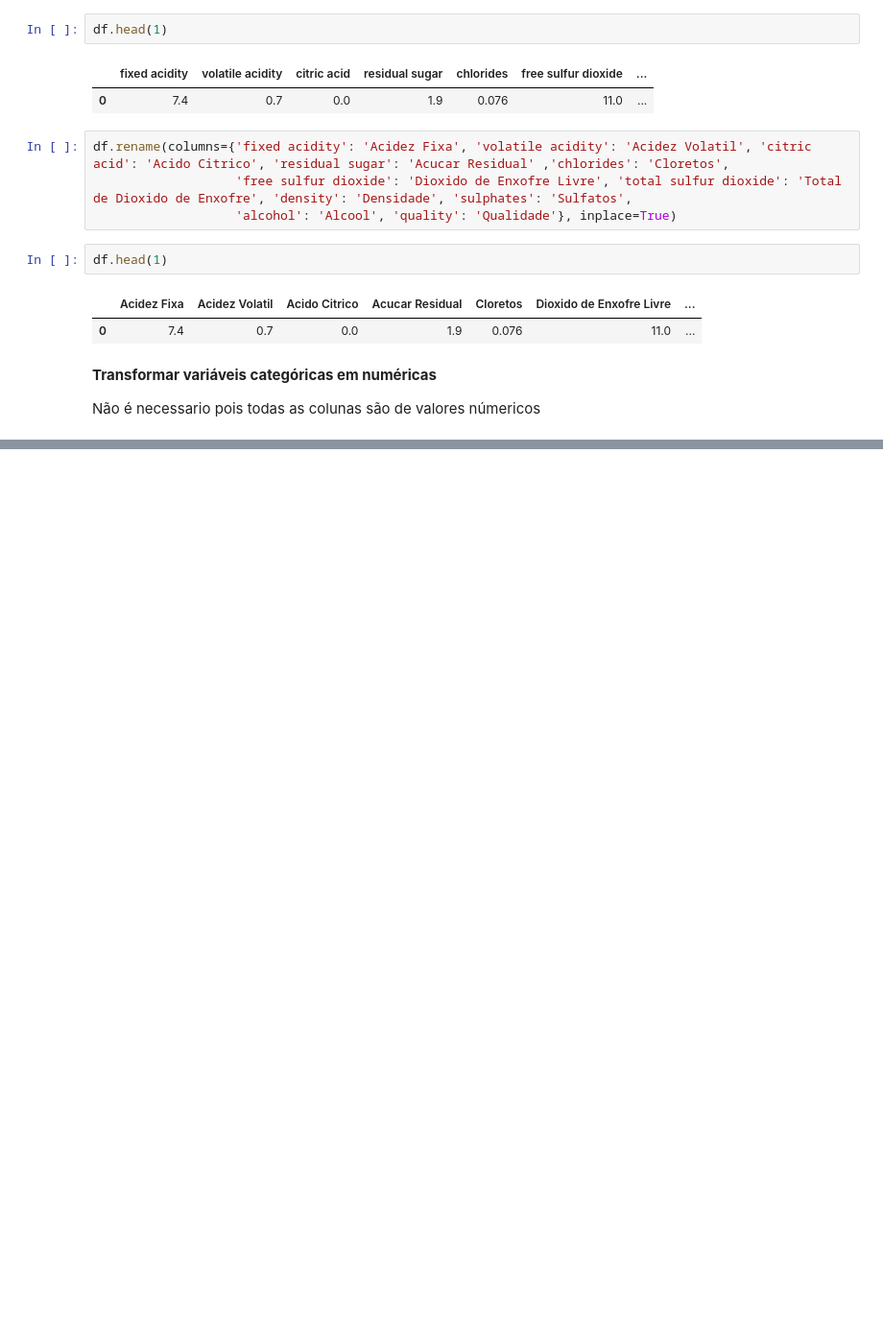
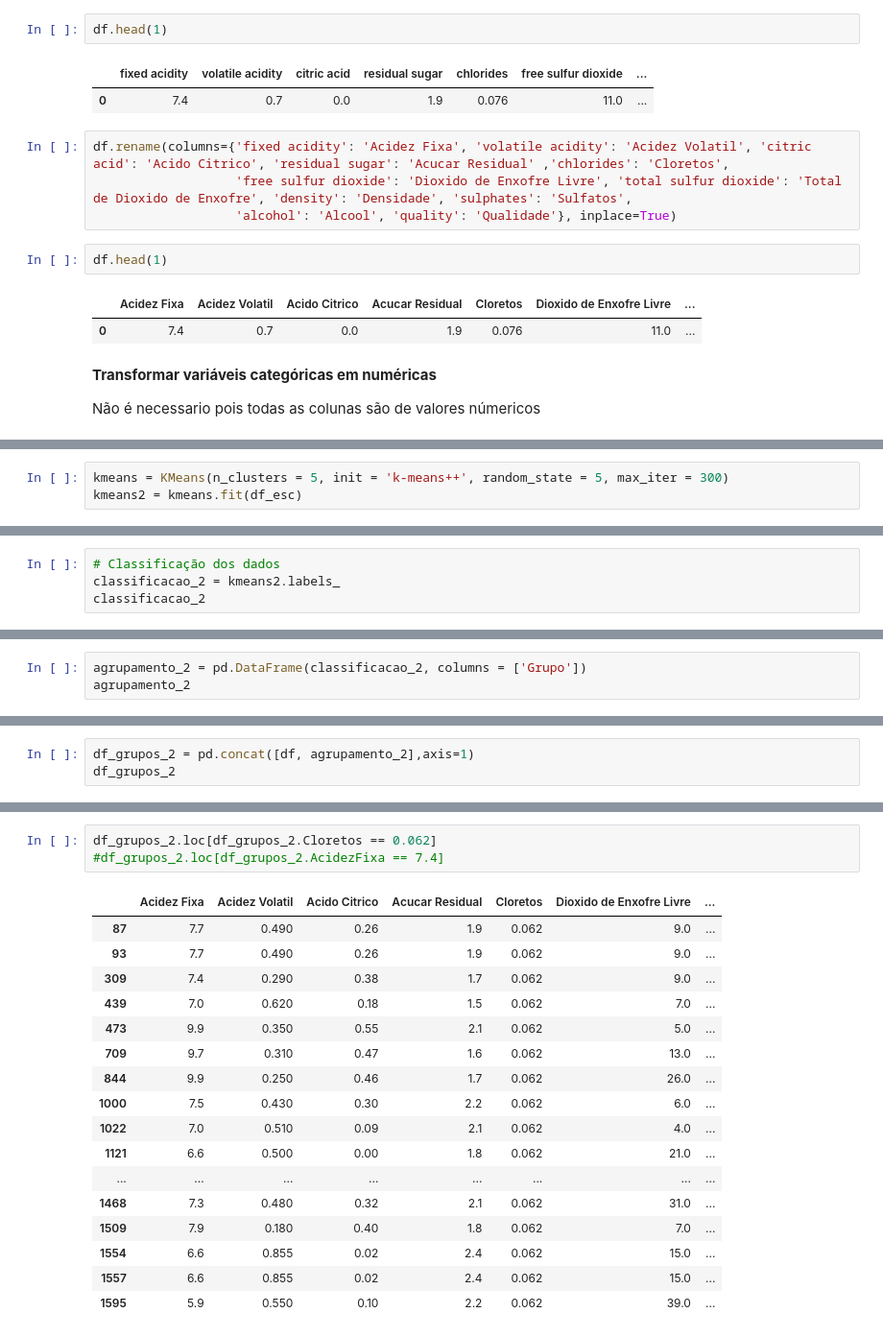
Before and after one commit to gabriel-ferraro/genderRecognitionPrediction, a Jupyter notebook: Trabalho_Wine_Aprendizado_Não_Supervisionado_.ipynb, the cells around one changed output, grey strips where cells are left out. Shown at 96% size. Cells and saved outputs as stored; diff of their text form; blank space fills up the shorter version.

```diff
--- a/Trabalho_Wine_Aprendizado_Não_Supervisionado_.ipynb
+++ b/Trabalho_Wine_Aprendizado_Não_Supervisionado_.ipynb
@@ -74,0 +315,3 @@ Não é necessario pois todas as colunas são de valores númericos
+# %%
+kmeans = KMeans(n_clusters = 5, init = 'k-means++', random_state = 5, max_iter = 300)
+kmeans2 = kmeans.fit(df_esc)
@@ -74,0 +338,4 @@ Não é necessario pois todas as colunas são de valores númericos
+# %%
+# Classificação dos dados
+classificacao_2 = kmeans2.labels_
+classificacao_2
@@ -74,0 +344,3 @@ Não é necessario pois todas as colunas são de valores númericos
+# %%
+agrupamento_2 = pd.DataFrame(classificacao_2, columns = ['Grupo'])
+agrupamento_2
@@ -74,0 +361,3 @@ Não é necessario pois todas as colunas são de valores númericos
+# %%
+df_grupos_2 = pd.concat([df, agrupamento_2],axis=1)
+df_grupos_2
@@ -74,0 +395,21 @@ Não é necessario pois todas as colunas são de valores númericos
+# %%
+df_grupos_2.loc[df_grupos_2.Cloretos == 0.062]
+#df_grupos_2.loc[df_grupos_2.AcidezFixa == 7.4]
+# %% [output]
+|  | Acidez Fixa | Acidez Volatil | Acido Citrico | Acucar Residual | Cloretos | Dioxido de Enxofre Livre | ... |
+| 87 | 7.7 | 0.490 | 0.26 | 1.9 | 0.062 | 9.0 | ... |
+| 93 | 7.7 | 0.490 | 0.26 | 1.9 | 0.062 | 9.0 | ... |
+| 309 | 7.4 | 0.290 | 0.38 | 1.7 | 0.062 | 9.0 | ... |
+| 439 | 7.0 | 0.620 | 0.18 | 1.5 | 0.062 | 7.0 | ... |
+| 473 | 9.9 | 0.350 | 0.55 | 2.1 | 0.062 | 5.0 | ... |
+| 709 | 9.7 | 0.310 | 0.47 | 1.6 | 0.062 | 13.0 | ... |
+| 844 | 9.9 | 0.250 | 0.46 | 1.7 | 0.062 | 26.0 | ... |
+| 1000 | 7.5 | 0.430 | 0.30 | 2.2 | 0.062 | 6.0 | ... |
+| 1022 | 7.0 | 0.510 | 0.09 | 2.1 | 0.062 | 4.0 | ... |
+| 1121 | 6.6 | 0.500 | 0.00 | 1.8 | 0.062 | 21.0 | ... |
+| ... | ... | ... | ... | ... | ... | ... | ... |
+| 1468 | 7.3 | 0.480 | 0.32 | 2.1 | 0.062 | 31.0 | ... |
+| 1509 | 7.9 | 0.180 | 0.40 | 1.8 | 0.062 | 7.0 | ... |
+| 1554 | 6.6 | 0.855 | 0.02 | 2.4 | 0.062 | 15.0 | ... |
+| 1557 | 6.6 | 0.855 | 0.02 | 2.4 | 0.062 | 15.0 | ... |
+| 1595 | 5.9 | 0.550 | 0.10 | 2.2 | 0.062 | 39.0 | ... |
```
Also changed, not shown: parts of 49 cells of this notebook.
